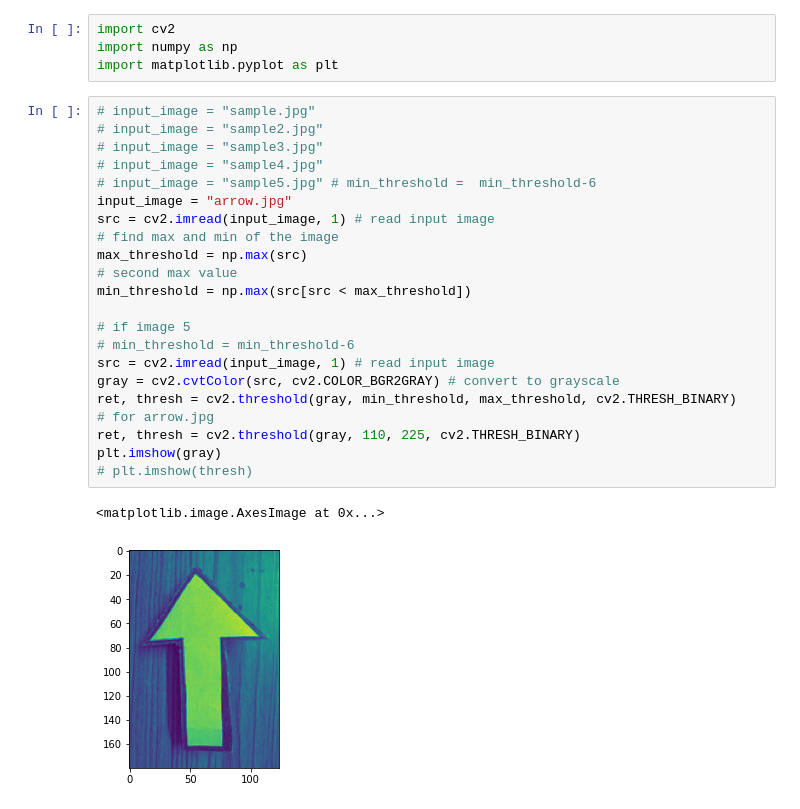
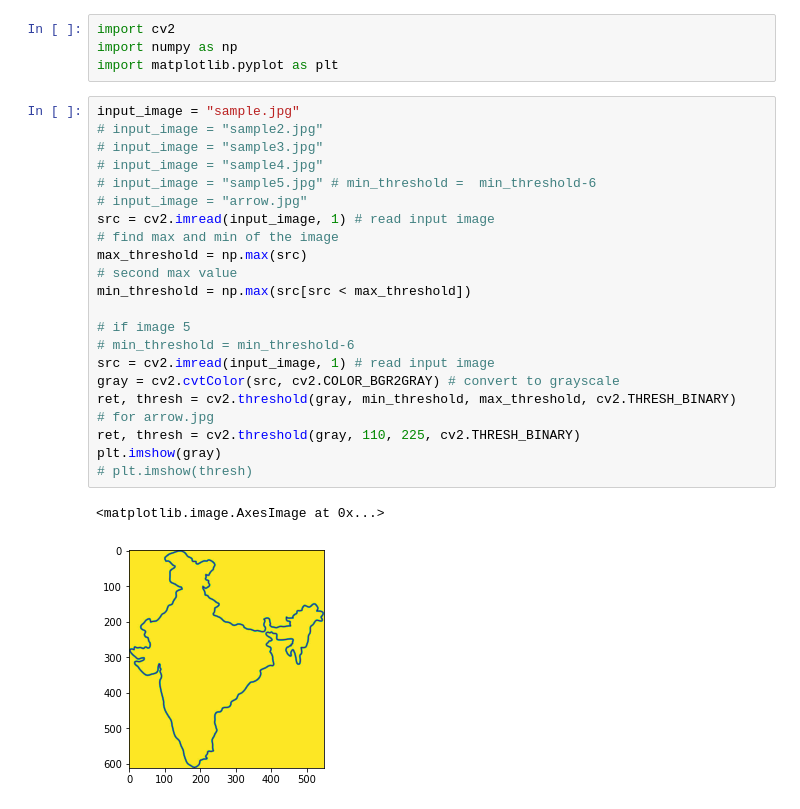
Before and after one commit to dsaha1656/orthogonal-hull, a Jupyter notebook: polygon/polygon-gen.ipynb, the cells around one changed output. Cells and saved outputs as stored; diff of their text form.

```diff
--- a/polygon/polygon-gen.ipynb
+++ b/polygon/polygon-gen.ipynb
@@ -3,30 +3,30 @@ import cv2
 import numpy as np
 import matplotlib.pyplot as plt
 # %%
-# input_image = "sample.jpg"
+input_image = "sample.jpg"
 # input_image = "sample2.jpg"
 # input_image = "sample3.jpg"
 # input_image = "sample4.jpg"
 # input_image = "sample5.jpg" # min_threshold =  min_threshold-6
-input_image = "arrow.jpg"
+# input_image = "arrow.jpg"
 src = cv2.imread(input_image, 1) # read input image
 # find max and min of the image
 max_threshold = np.max(src)
 # second max value
 min_threshold = np.max(src[src < max_threshold])
 
 # if image 5
 # min_threshold = min_threshold-6
 src = cv2.imread(input_image, 1) # read input image
 gray = cv2.cvtColor(src, cv2.COLOR_BGR2GRAY) # convert to grayscale
 ret, thresh = cv2.threshold(gray, min_threshold, max_threshold, cv2.THRESH_BINARY)
 # for arrow.jpg
 ret, thresh = cv2.threshold(gray, 110, 225, cv2.THRESH_BINARY)
 plt.imshow(gray)
 # plt.imshow(thresh)
 # %% [output]
 <matplotlib.image.AxesImage at 0x...>
-[figure, old version]
+[figure, new version]
 # %%
 # Finding contours for the thresholded image
 contours, hierarchy = cv2.findContours(thresh, cv2.RETR_TREE, cv2.CHAIN_APPROX_SIMPLE)
```
Also changed, not shown: parts of 4 cells of this notebook, 2 other files.
